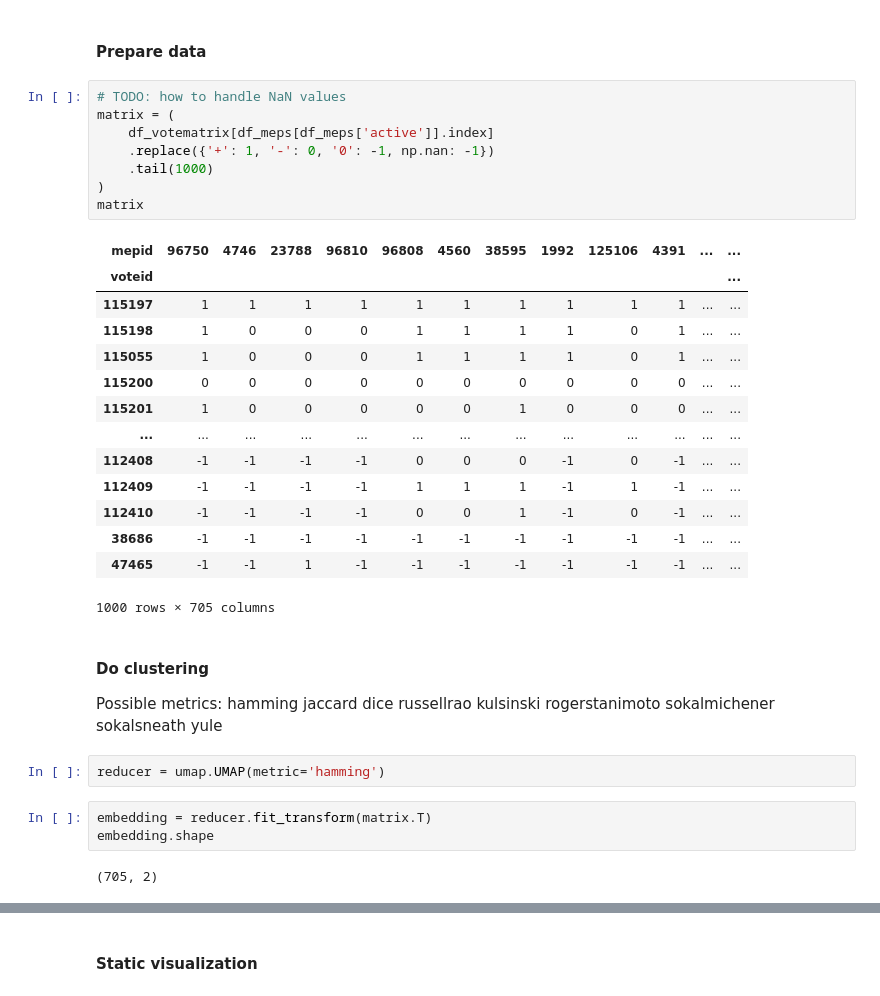
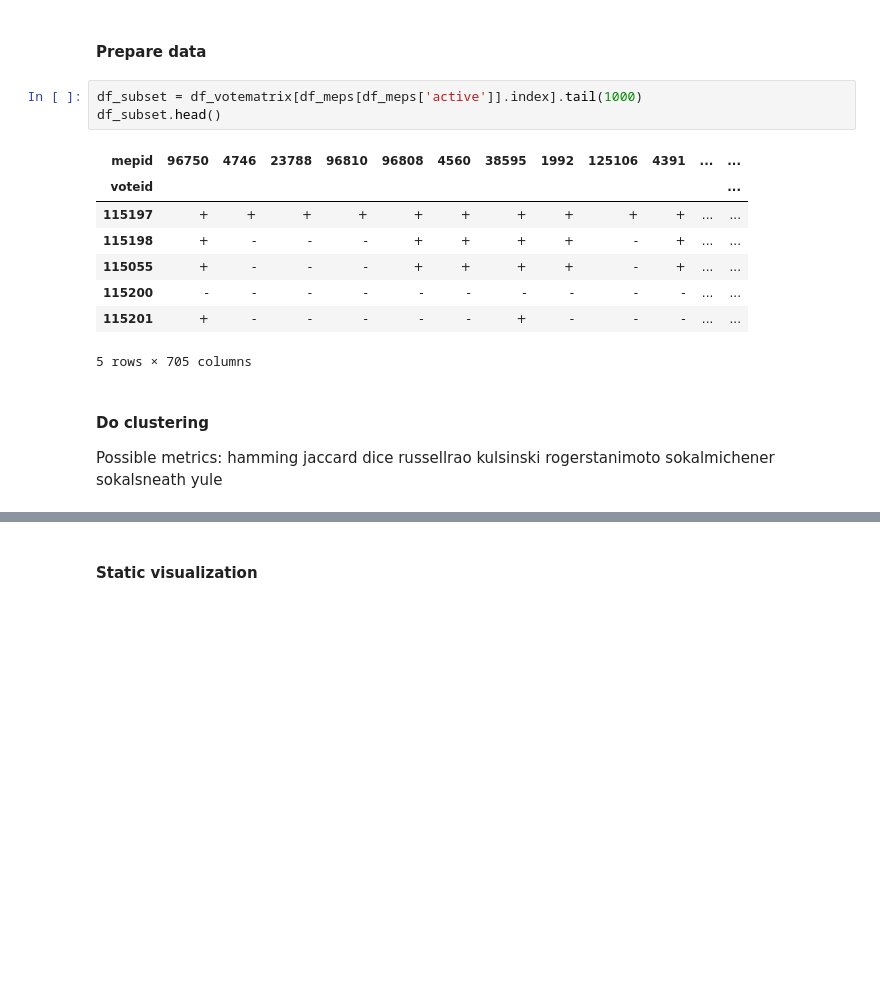
Before and after one commit to kpj/kpj.github.io, a Jupyter notebook: source/mining_visualization/MEP_Statistics.ipynb, the cells around one changed output, grey strips where cells are left out. Saved outputs shown, nothing was run; the diff lists cells and outputs as text; blank space fills up the shorter version.

```diff
--- a/source/mining_visualization/MEP_Statistics.ipynb
+++ b/source/mining_visualization/MEP_Statistics.ipynb
@@ -273,29 +280,18 @@ df_hasvoted.sum(axis=0).sort_values(ascending=False).to_frame('vote_count').merg
 ### Cluster MEPs by votes
 # %% [markdown]
 #### Prepare data
-# %%
-# TODO: how to handle NaN values
-matrix = (
-    df_votematrix[df_meps[df_meps['active']].index]
-    .replace({'+': 1, '-': 0, '0': -1, np.nan: -1})
-    .tail(1000)
-)
-matrix
-# %% [output]
-| mepid | 96750 | 4746 | 23788 | 96810 | 96808 | 4560 | 38595 | 1992 | 125106 | 4391 | ... | ... |
-| voteid |  |  |  |  |  |  |  |  |  |  |  | ... |
-| 115197 | 1 | 1 | 1 | 1 | 1 | 1 | 1 | 1 | 1 | 1 | ... | ... |
-| 115198 | 1 | 0 | 0 | 0 | 1 | 1 | 1 | 1 | 0 | 1 | ... | ... |
-| 115055 | 1 | 0 | 0 | 0 | 1 | 1 | 1 | 1 | 0 | 1 | ... | ... |
-| 115200 | 0 | 0 | 0 | 0 | 0 | 0 | 0 | 0 | 0 | 0 | ... | ... |
-| 115201 | 1 | 0 | 0 | 0 | 0 | 0 | 1 | 0 | 0 | 0 | ... | ... |
-| ... | ... | ... | ... | ... | ... | ... | ... | ... | ... | ... | ... | ... |
-| 112408 | -1 | -1 | -1 | -1 | 0 | 0 | 0 | -1 | 0 | -1 | ... | ... |
-| 112409 | -1 | -1 | -1 | -1 | 1 | 1 | 1 | -1 | 1 | -1 | ... | ... |
-| 112410 | -1 | -1 | -1 | -1 | 0 | 0 | 1 | -1 | 0 | -1 | ... | ... |
-| 38686 | -1 | -1 | -1 | -1 | -1 | -1 | -1 | -1 | -1 | -1 | ... | ... |
-| 47465 | -1 | -1 | 1 | -1 | -1 | -1 | -1 | -1 | -1 | -1 | ... | ... |
-1000 rows × 705 columns
+# %%
+df_subset = df_votematrix[df_meps[df_meps['active']].index].tail(1000)
+df_subset.head()
+# %% [output]
+| mepid | 96750 | 4746 | 23788 | 96810 | 96808 | 4560 | 38595 | 1992 | 125106 | 4391 | ... | ... |
+| voteid |  |  |  |  |  |  |  |  |  |  |  | ... |
+| 115197 | + | + | + | + | + | + | + | + | + | + | ... | ... |
+| 115198 | + | - | - | - | + | + | + | + | - | + | ... | ... |
+| 115055 | + | - | - | - | + | + | + | + | - | + | ... | ... |
+| 115200 | - | - | - | - | - | - | - | - | - | - | ... | ... |
+| 115201 | + | - | - | - | - | - | + | - | - | - | ... | ... |
+5 rows × 705 columns
 # %% [markdown]
 #### Do clustering
 
@@ -309,10 +305,3 @@ rogerstanimoto
 sokalmichener
 sokalsneath
 yule
-# %%
-reducer = umap.UMAP(metric='hamming')
-# %%
-embedding = reducer.fit_transform(matrix.T)
-embedding.shape
-# %% [output]
-(705, 2)
```
Also changed, not shown: parts of 12 cells of this notebook.
